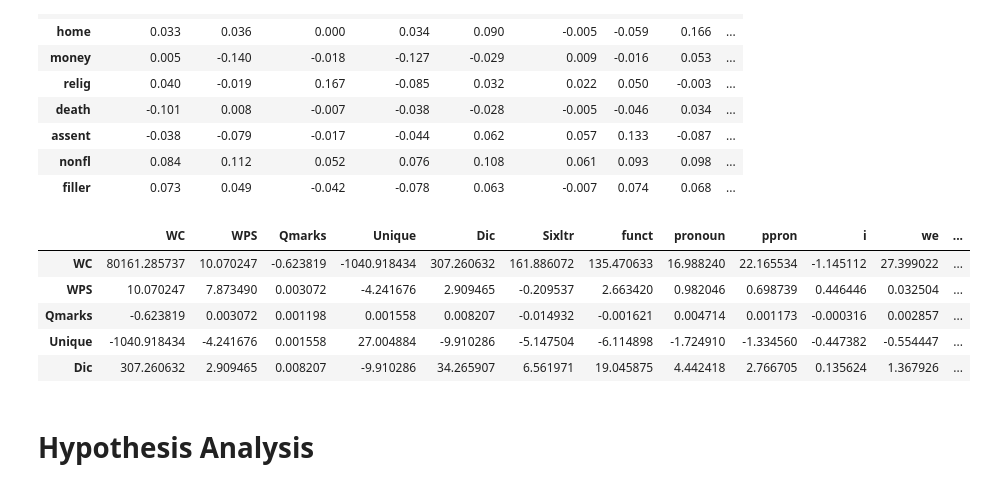
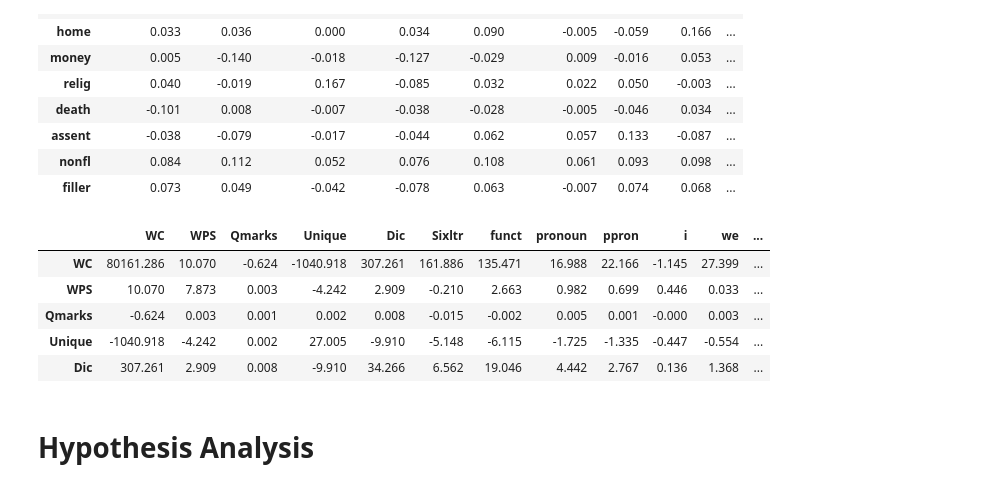
Before and after one commit to S-Delowar/Data-Science-Machine-Learning, a Jupyter notebook: DA_Project_Group_6.ipynb, the cells around one changed output. Cells and saved outputs as stored; diff of their text form; code cells hidden in the pictures.

```diff
--- a/DA_Project_Group_6.ipynb
+++ b/DA_Project_Group_6.ipynb
@@ -326,15 +317,15 @@ correlations.round(decimals= 3).tail(10)
 | filler | 0.073 | 0.049 | -0.042 | -0.078 | 0.063 | -0.007 | 0.074 | 0.068 | ... |
 # %%
 # Covariance
-cov = df.cov()
+cov = df.cov().round(decimals= 3)
 cov.head()
 # %% [output]
 |  | WC | WPS | Qmarks | Unique | Dic | Sixltr | funct | pronoun | ppron | i | we | ... |
-| WC | 80161.285737 | 10.070247 | -0.623819 | -1040.918434 | 307.260632 | 161.886072 | 135.470633 | 16.988240 | 22.165534 | -1.145112 | 27.399022 | ... |
-| WPS | 10.070247 | 7.873490 | 0.003072 | -4.241676 | 2.909465 | -0.209537 | 2.663420 | 0.982046 | 0.698739 | 0.446446 | 0.032504 | ... |
-| Qmarks | -0.623819 | 0.003072 | 0.001198 | 0.001558 | 0.008207 | -0.014932 | -0.001621 | 0.004714 | 0.001173 | -0.000316 | 0.002857 | ... |
-| Unique | -1040.918434 | -4.241676 | 0.001558 | 27.004884 | -9.910286 | -5.147504 | -6.114898 | -1.724910 | -1.334560 | -0.447382 | -0.554447 | ... |
-| Dic | 307.260632 | 2.909465 | 0.008207 | -9.910286 | 34.265907 | 6.561971 | 19.045875 | 4.442418 | 2.766705 | 0.135624 | 1.367926 | ... |
+| WC | 80161.286 | 10.070 | -0.624 | -1040.918 | 307.261 | 161.886 | 135.471 | 16.988 | 22.166 | -1.145 | 27.399 | ... |
+| WPS | 10.070 | 7.873 | 0.003 | -4.242 | 2.909 | -0.210 | 2.663 | 0.982 | 0.699 | 0.446 | 0.033 | ... |
+| Qmarks | -0.624 | 0.003 | 0.001 | 0.002 | 0.008 | -0.015 | -0.002 | 0.005 | 0.001 | -0.000 | 0.003 | ... |
+| Unique | -1040.918 | -4.242 | 0.002 | 27.005 | -9.910 | -5.148 | -6.115 | -1.725 | -1.335 | -0.447 | -0.554 | ... |
+| Dic | 307.261 | 2.909 | 0.008 | -9.910 | 34.266 | 6.562 | 19.046 | 4.442 | 2.767 | 0.136 | 1.368 | ... |
 # %% [markdown]
 # Hypothesis Analysis
 # %% [markdown]
```
Also changed, not shown: parts of 5 cells of this notebook.
